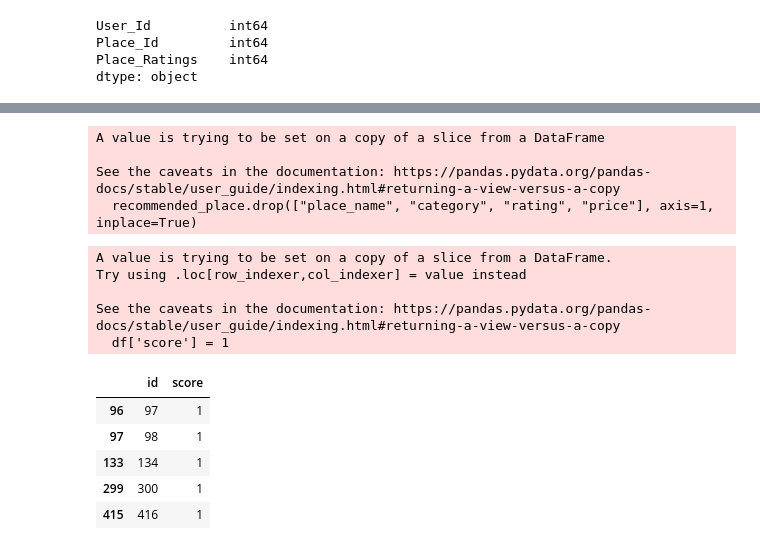
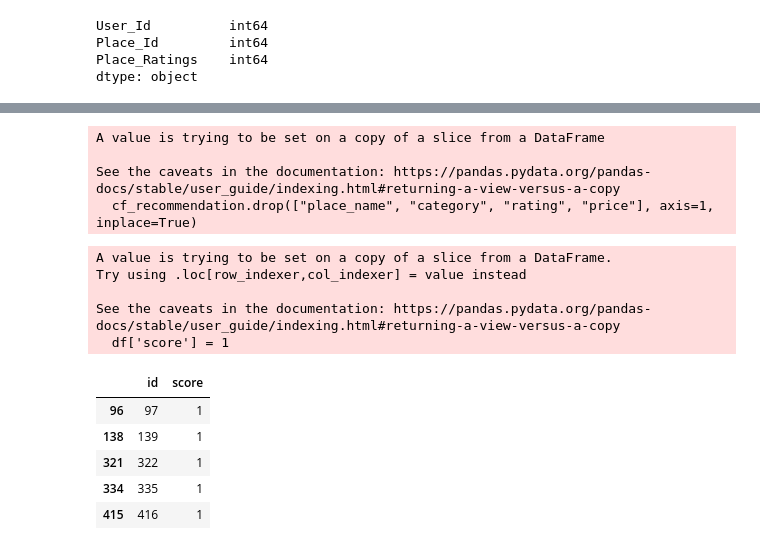
Before and after one commit to halowisata/ViVe-Machine-Learning, a Jupyter notebook: recommender/Collaborative Filtering with Predictions.ipynb, the cells around one changed output, grey strips where cells are left out. Saved outputs shown, nothing was run; the diff lists cells and outputs as text; code cells hidden in the pictures.

```diff
--- a/recommender/Collaborative Filtering with Predictions.ipynb
+++ b/recommender/Collaborative Filtering with Predictions.ipynb
@@ -317,29 +317,29 @@ recommended_place
 # %%
-recommended_place.drop(["place_name", "category", "rating", "price"], axis=1, inplace=True)
+cf_recommendation.drop(["place_name", "category", "rating", "price"], axis=1, inplace=True)
 # %% [output]
 A value is trying to be set on a copy of a slice from a DataFrame
 
 See the caveats in the documentation: https://pandas.pydata.org/pandas-docs/stable/user_guide/indexing.html#returning-a-view-versus-a-copy
-  recommended_place.drop(["place_name", "category", "rating", "price"], axis=1, inplace=True)
+  cf_recommendation.drop(["place_name", "category", "rating", "price"], axis=1, inplace=True)
 # %%
 def give_scoring(df):
     # this function will return score for each user recommended items
     df['score'] = 1
     return df
-# %%
-recommended_place = give_scoring(recommended_place)
-# %% [output]
-A value is trying to be set on a copy of a slice from a DataFrame.
-Try using .loc[row_indexer,col_indexer] = value instead
-
-See the caveats in the documentation: https://pandas.pydata.org/pandas-docs/stable/user_guide/indexing.html#returning-a-view-versus-a-copy
-  df['score'] = 1
-# %%
-recommended_place
-# %% [output]
-|  | id | score |
-| 96 | 97 | 1 |
-| 97 | 98 | 1 |
-| 133 | 134 | 1 |
-| 299 | 300 | 1 |
-| 415 | 416 | 1 |
+# %%
+cf_recommendation = give_scoring(cf_recommendation)
+# %% [output]
+A value is trying to be set on a copy of a slice from a DataFrame.
+Try using .loc[row_indexer,col_indexer] = value instead
+
+See the caveats in the documentation: https://pandas.pydata.org/pandas-docs/stable/user_guide/indexing.html#returning-a-view-versus-a-copy
+  df['score'] = 1
+# %%
+cf_recommendation
+# %% [output]
+|  | id | score |
+| 96 | 97 | 1 |
+| 138 | 139 | 1 |
+| 321 | 322 | 1 |
+| 334 | 335 | 1 |
+| 415 | 416 | 1 |
```
Also changed, not shown: parts of 6 cells of this notebook, 2 other files.
